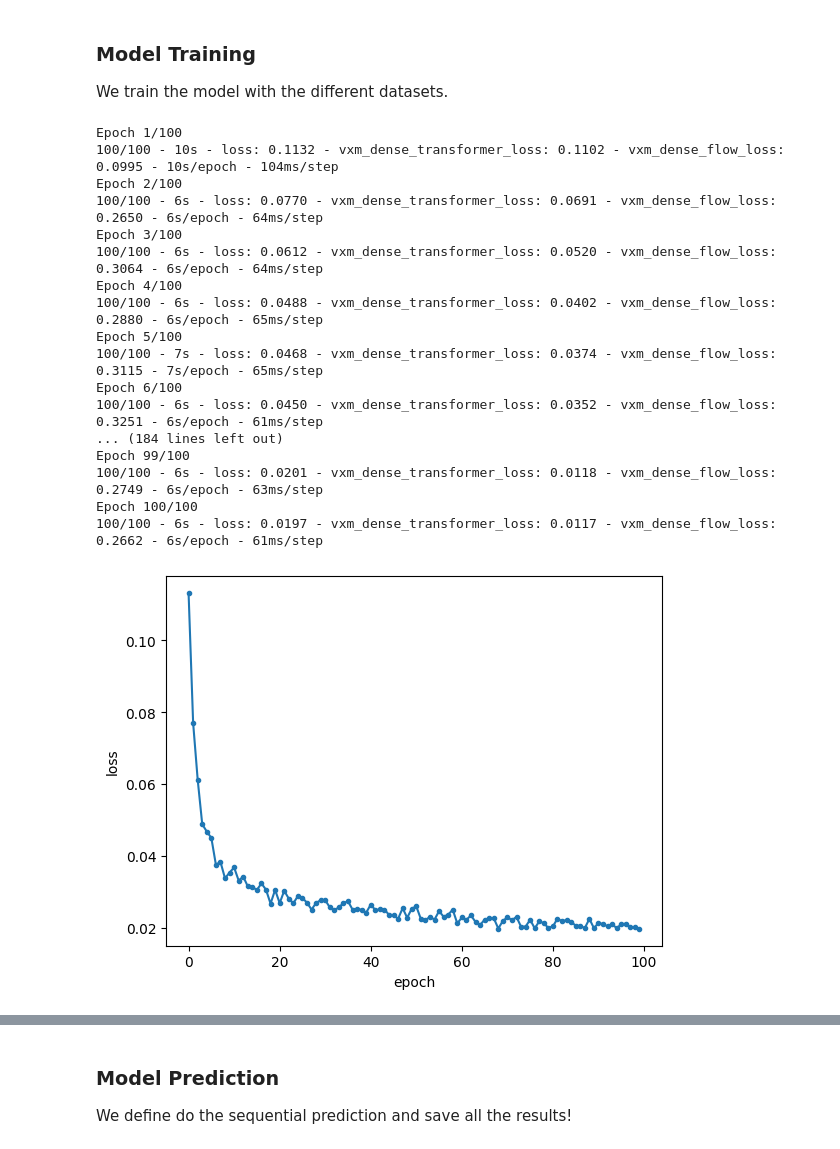
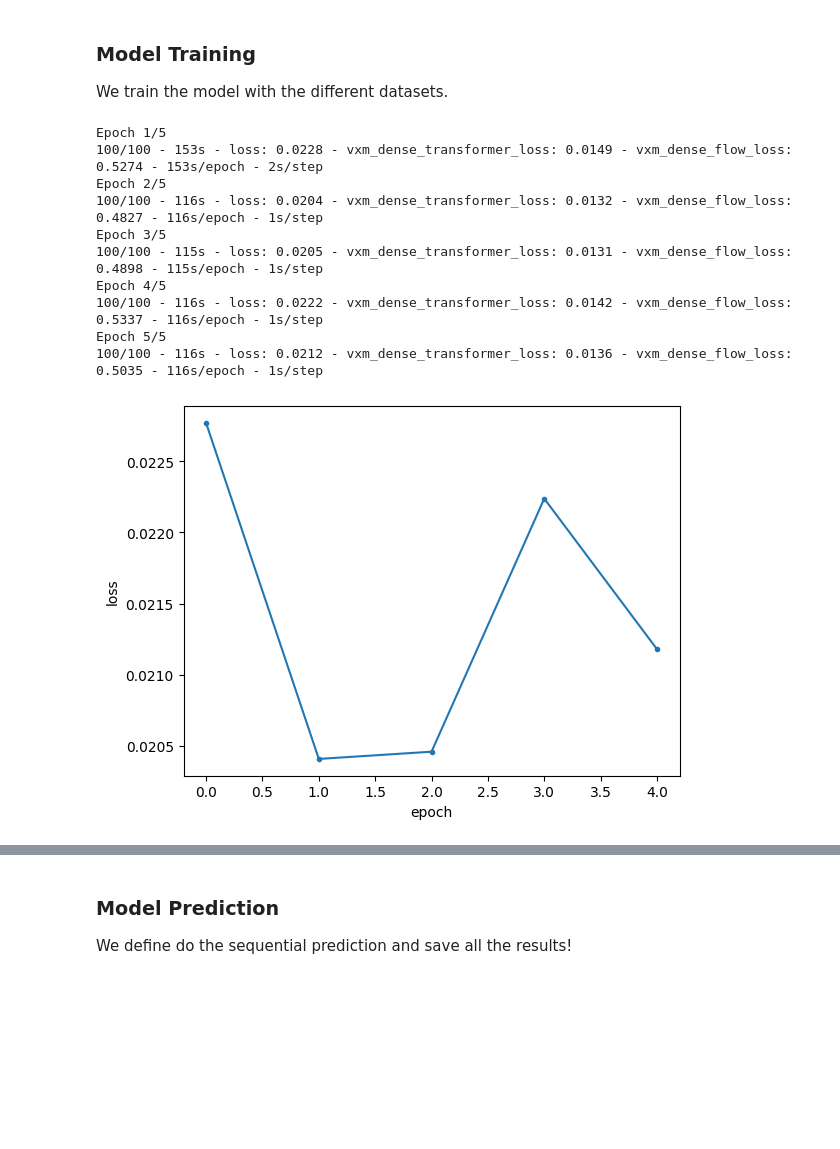
Before and after one commit to Arielogg/MLDM-Project-23, a Jupyter notebook: source/registration/deformation_field_method/deformation_field_registration.ipynb, the cells around one changed output, grey strips where cells are left out. Drawn from its saved outputs; the diff is of its cells as text; code cells hidden in the pictures; blank space fills up the shorter version.

```diff
--- a/source/registration/deformation_field_method/deformation_field_registration.ipynb
+++ b/source/registration/deformation_field_method/deformation_field_registration.ipynb
@@ -206,7 +250,7 @@ vxm_model_20_2 = vxm.networks.VxmDense(inshape_20_2, nb_features, int_steps=0)
 # %%
 # Define loss and lambda for the losses (hyper-parameter)
 losses = [vxm.losses.MSE().loss, vxm.losses.Grad('l2').loss]
-lambda_param = 0.03
+lambda_param = 0.015
 loss_weights = [1, lambda_param]
 opt1 = tf.keras.optimizers.Adam(learning_rate=1e-4)
 opt2 = tf.keras.optimizers.Adam(learning_rate=1e-4)
@@ -221,30 +265,26 @@ vxm_model_20_2.compile(optimizer=opt3, loss=losses, loss_weights=loss_weights)
 We train the model with the different datasets.
 # %%
 # We define the epochs and steps
-nb_epochs = 100
+nb_epochs = 5
 steps_per_epoch = 100
 # %%
 # First, with the laset 24_30 dataset
+vxm_model_24_30.load_weights(f'./drive/MyDrive/result_sink/24_30_registered/24_30_c1_weights.h5')
 hist_24_30 = vxm_model_24_30.fit(train_generator_24_30, epochs=nb_epochs, steps_per_epoch=steps_per_epoch, verbose=2)
 plot_history(hist_24_30)
+np.mean(hist_24_30.history['loss'])
+vxm_model_24_30.save_weights(f'./drive/MyDrive/result_sink/24_30_registered/24_30_c{cut_number}_weights.h5')
 # %% [output]
-Epoch 1/100
-100/100 - 10s - loss: 0.1132 - vxm_dense_transformer_loss: 0.1102 - vxm_dense_flow_loss: 0.0995 - 10s/epoch - 104ms/step
-Epoch 2/100
-100/100 - 6s - loss: 0.0770 - vxm_dense_transformer_loss: 0.0691 - vxm_dense_flow_loss: 0.2650 - 6s/epoch - 64ms/step
-Epoch 3/100
-100/100 - 6s - loss: 0.0612 - vxm_dense_transformer_loss: 0.0520 - vxm_dense_flow_loss: 0.3064 - 6s/epoch - 64ms/step
-Epoch 4/100
-100/100 - 6s - loss: 0.0488 - vxm_dense_transformer_loss: 0.0402 - vxm_dense_flow_loss: 0.2880 - 6s/epoch - 65ms/step
-Epoch 5/100
-100/100 - 7s - loss: 0.0468 - vxm_dense_transformer_loss: 0.0374 - vxm_dense_flow_loss: 0.3115 - 7s/epoch - 65ms/step
-Epoch 6/100
-100/100 - 6s - loss: 0.0450 - vxm_dense_transformer_loss: 0.0352 - vxm_dense_flow_loss: 0.3251 - 6s/epoch - 61ms/step
-... (184 lines left out)
-Epoch 99/100
-100/100 - 6s - loss: 0.0201 - vxm_dense_transformer_loss: 0.0118 - vxm_dense_flow_loss: 0.2749 - 6s/epoch - 63ms/step
-Epoch 100/100
-100/100 - 6s - loss: 0.0197 - vxm_dense_transformer_loss: 0.0117 - vxm_dense_flow_loss: 0.2662 - 6s/epoch - 61ms/step
+Epoch 1/5
+100/100 - 153s - loss: 0.0228 - vxm_dense_transformer_loss: 0.0149 - vxm_dense_flow_loss: 0.5274 - 153s/epoch - 2s/step
+Epoch 2/5
+100/100 - 116s - loss: 0.0204 - vxm_dense_transformer_loss: 0.0132 - vxm_dense_flow_loss: 0.4827 - 116s/epoch - 1s/step
+Epoch 3/5
+100/100 - 115s - loss: 0.0205 - vxm_dense_transformer_loss: 0.0131 - vxm_dense_flow_loss: 0.4898 - 115s/epoch - 1s/step
+Epoch 4/5
+100/100 - 116s - loss: 0.0222 - vxm_dense_transformer_loss: 0.0142 - vxm_dense_flow_loss: 0.5337 - 116s/epoch - 1s/step
+Epoch 5/5
+100/100 - 116s - loss: 0.0212 - vxm_dense_transformer_loss: 0.0136 - vxm_dense_flow_loss: 0.5035 - 116s/epoch - 1s/step
-[figure, old version]
+[figure, new version]
 # %%
 # Second, with the laset 22_30 dataset
```
Also changed, not shown: parts of 19 cells of this notebook.
